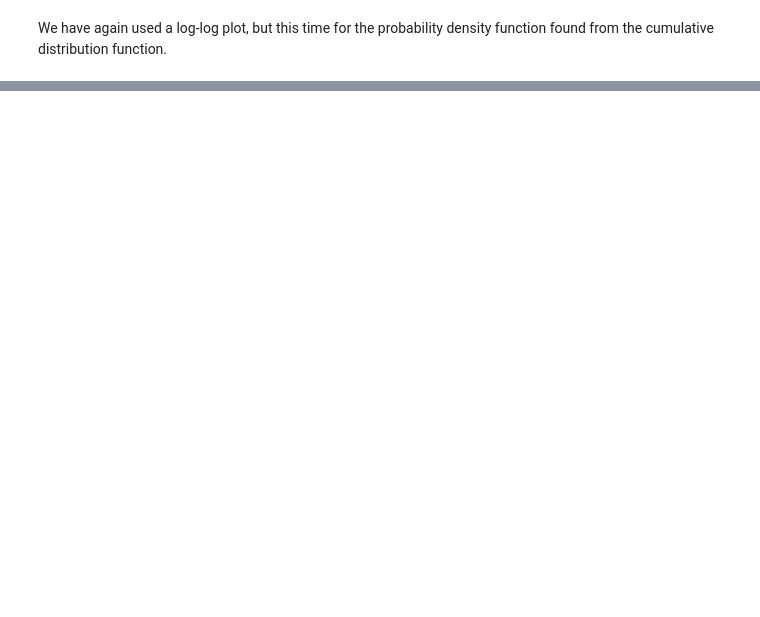
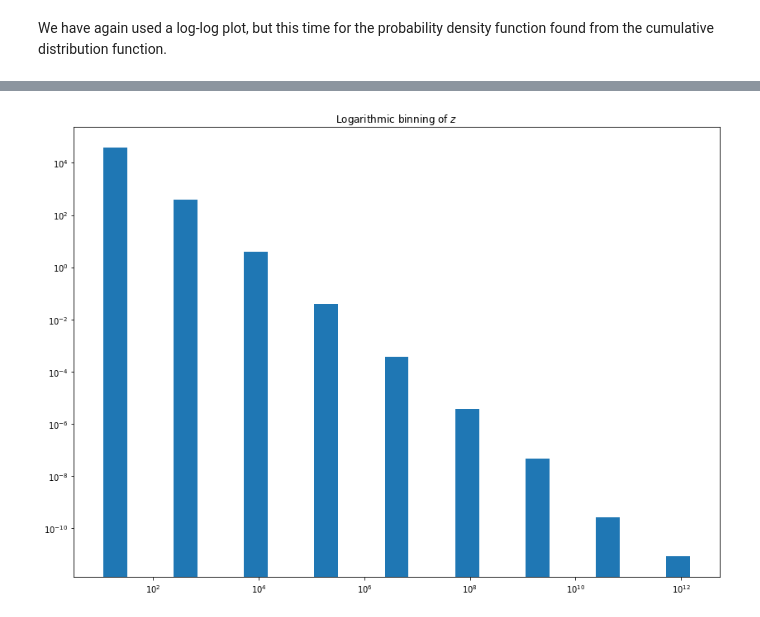
Before and after one commit to Schoyen/FYS4460, a Jupyter notebook: project-3/power-law-distributions.ipynb, the cells around one changed output, grey strips where cells are left out. Drawn from its saved outputs; the diff is of its cells as text; code cells hidden in the pictures; blank space fills up the shorter version.

Commit message:
Add logarithmic binning plot

```diff
--- a/project-3/power-law-distributions.ipynb
+++ b/project-3/power-law-distributions.ipynb
@@ -71,0 +77,12 @@ We have again used a log-log plot, but this time for the probability density fun
+# %%
+hist, bins, widths = log_bin(z, num_bins=10)
+# %%
+plt.figure(figsize=(14, 10))
+
+plt.bar(bins[1:], hist, widths)
+plt.xscale("log")
+plt.yscale("log")
+plt.title(r"Logarithmic binning of $z$")
+plt.show()
+# %% [output]
+[figure, added]
```
Also changed, not shown: parts of 6 cells of this notebook.
